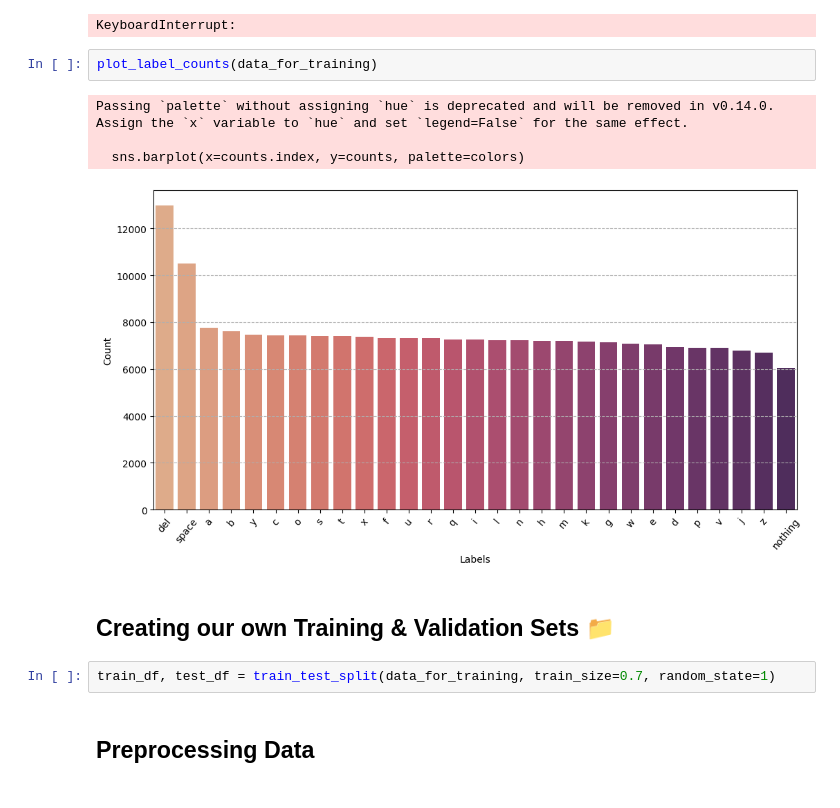
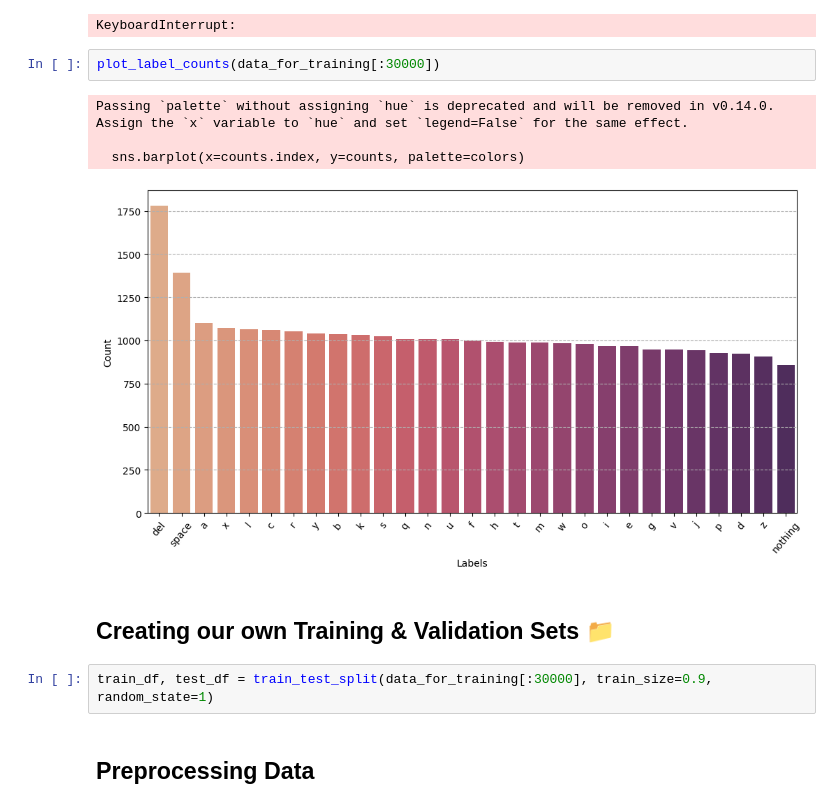
Before and after one commit to Mousa-mahmood-hilal/American_Sign_Language-, a Jupyter notebook: American_Sign_Language.ipynb, the cells around one changed output. Saved outputs shown, nothing was run; the diff lists cells and outputs as text.

```diff
--- a/American_Sign_Language.ipynb
+++ b/American_Sign_Language.ipynb
@@ -248,16 +248,16 @@ Duplicate image: drive/MyDrive/dataset/ASL_Alphabet_Dataset/asl_alphabet_train/F
 Duplicate image: drive/MyDrive/dataset/ASL_Alphabet_Dataset/asl_alphabet_train/del/del1703.jpg
 KeyboardInterrupt:
 # %%
-plot_label_counts(data_for_training)
+plot_label_counts(data_for_training[:30000])
 # %% [output]
 Passing `palette` without assigning `hue` is deprecated and will be removed in v0.14.0. Assign the `x` variable to `hue` and set `legend=False` for the same effect.
 
   sns.barplot(x=counts.index, y=counts, palette=colors)
-[figure, old version]
+[figure, new version]
 # %% [markdown]
 ## Creating our own Training & Validation Sets 📁
 # %%
-train_df, test_df = train_test_split(data_for_training, train_size=0.7, random_state=1)
+train_df, test_df = train_test_split(data_for_training[:30000], train_size=0.9, random_state=1)
 # %% [markdown]
 ## Preprocessing Data
 # %%
```
Also changed, not shown: parts of 11 cells of this notebook.
